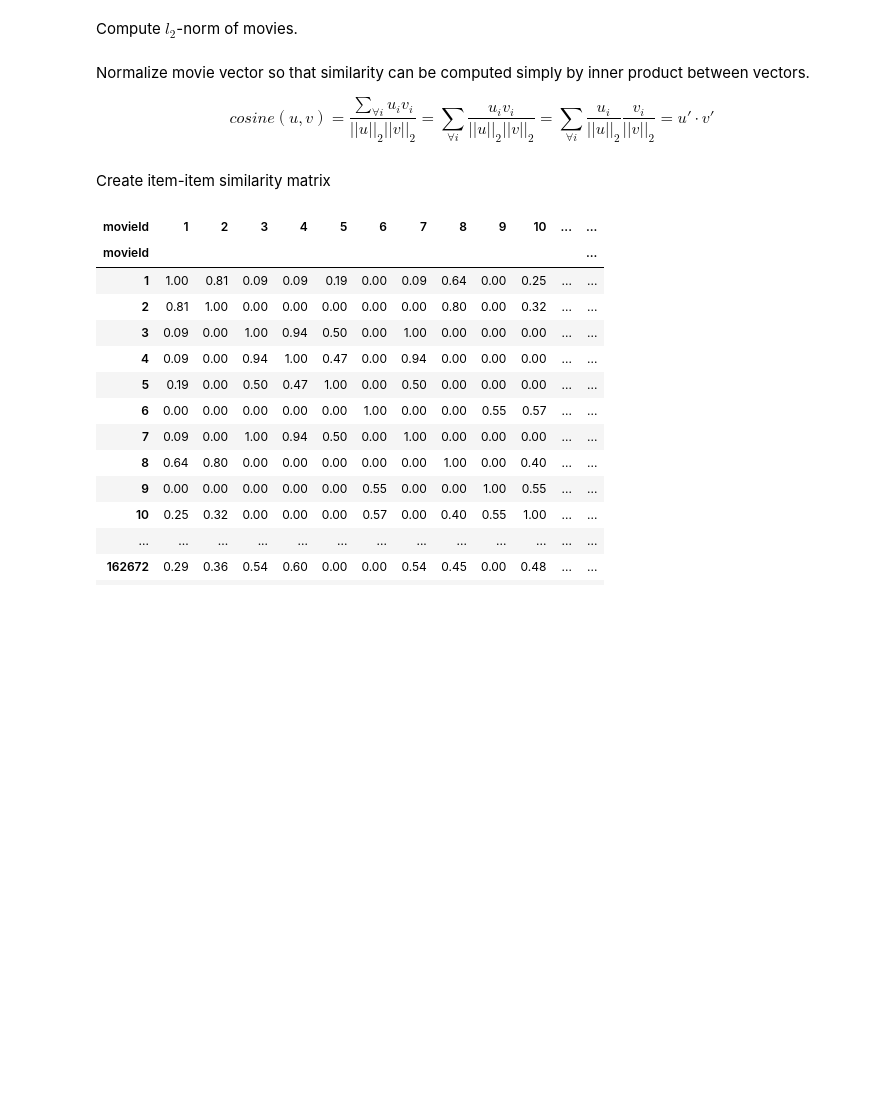
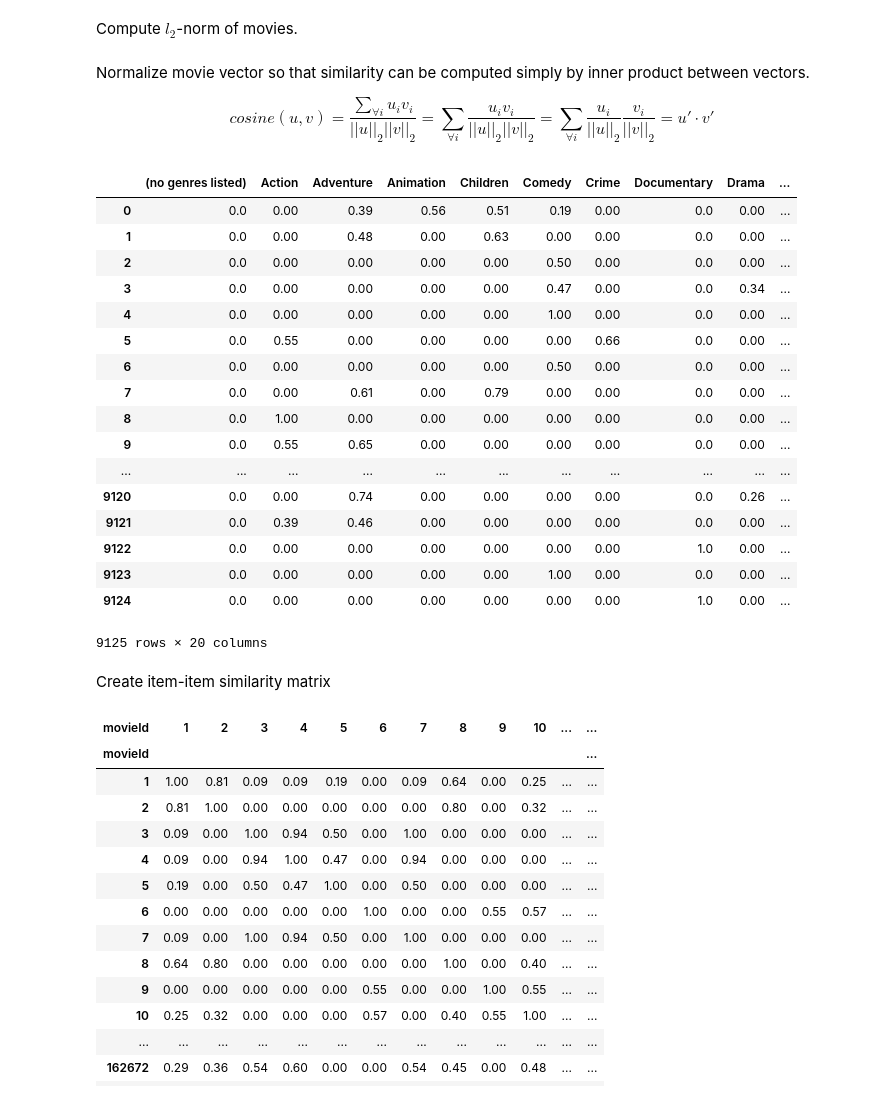
Before and after one commit to recobell/fc-rec-workshop, a Jupyter notebook: movielens/exercise-2.2.ipynb, the cells around one changed output. Saved outputs shown, nothing was run; the diff lists cells and outputs as text; code cells hidden in the pictures; blank space fills up the shorter version.

```diff
--- a/movielens/exercise-2.2.ipynb
+++ b/movielens/exercise-2.2.ipynb
@@ -72,8 +72,28 @@ $$ cosine(u, v)=\frac{\sum_{\forall i}{u_i v_i}}{||u||_2||v||_2}=\sum_{\forall i
 # %%
 normalizedMovieWeights = pd.DataFrame(index=movieWeights.index)
 norms = movieNorms['norm2']
 for genre in genres.index:
     normalizedMovieWeights[genre] = movieWeights[genre].divide(norms)
+normalizedMovieWeights
+# %% [output]
+|  | (no genres listed) | Action | Adventure | Animation | Children | Comedy | Crime | Documentary | Drama | ... |
+| 0 | 0.0 | 0.00 | 0.39 | 0.56 | 0.51 | 0.19 | 0.00 | 0.0 | 0.00 | ... |
+| 1 | 0.0 | 0.00 | 0.48 | 0.00 | 0.63 | 0.00 | 0.00 | 0.0 | 0.00 | ... |
+| 2 | 0.0 | 0.00 | 0.00 | 0.00 | 0.00 | 0.50 | 0.00 | 0.0 | 0.00 | ... |
+| 3 | 0.0 | 0.00 | 0.00 | 0.00 | 0.00 | 0.47 | 0.00 | 0.0 | 0.34 | ... |
+| 4 | 0.0 | 0.00 | 0.00 | 0.00 | 0.00 | 1.00 | 0.00 | 0.0 | 0.00 | ... |
+| 5 | 0.0 | 0.55 | 0.00 | 0.00 | 0.00 | 0.00 | 0.66 | 0.0 | 0.00 | ... |
+| 6 | 0.0 | 0.00 | 0.00 | 0.00 | 0.00 | 0.50 | 0.00 | 0.0 | 0.00 | ... |
+| 7 | 0.0 | 0.00 | 0.61 | 0.00 | 0.79 | 0.00 | 0.00 | 0.0 | 0.00 | ... |
+| 8 | 0.0 | 1.00 | 0.00 | 0.00 | 0.00 | 0.00 | 0.00 | 0.0 | 0.00 | ... |
+| 9 | 0.0 | 0.55 | 0.65 | 0.00 | 0.00 | 0.00 | 0.00 | 0.0 | 0.00 | ... |
+| ... | ... | ... | ... | ... | ... | ... | ... | ... | ... | ... |
+| 9120 | 0.0 | 0.00 | 0.74 | 0.00 | 0.00 | 0.00 | 0.00 | 0.0 | 0.26 | ... |
+| 9121 | 0.0 | 0.39 | 0.46 | 0.00 | 0.00 | 0.00 | 0.00 | 0.0 | 0.00 | ... |
+| 9122 | 0.0 | 0.00 | 0.00 | 0.00 | 0.00 | 0.00 | 0.00 | 1.0 | 0.00 | ... |
+| 9123 | 0.0 | 0.00 | 0.00 | 0.00 | 0.00 | 1.00 | 0.00 | 0.0 | 0.00 | ... |
+| 9124 | 0.0 | 0.00 | 0.00 | 0.00 | 0.00 | 0.00 | 0.00 | 1.0 | 0.00 | ... |
+9125 rows × 20 columns
 # %% [markdown]
 Create item-item similarity matrix
 # %%
```
Also changed, not shown: parts of 1 cell of this notebook, 2 other files.
